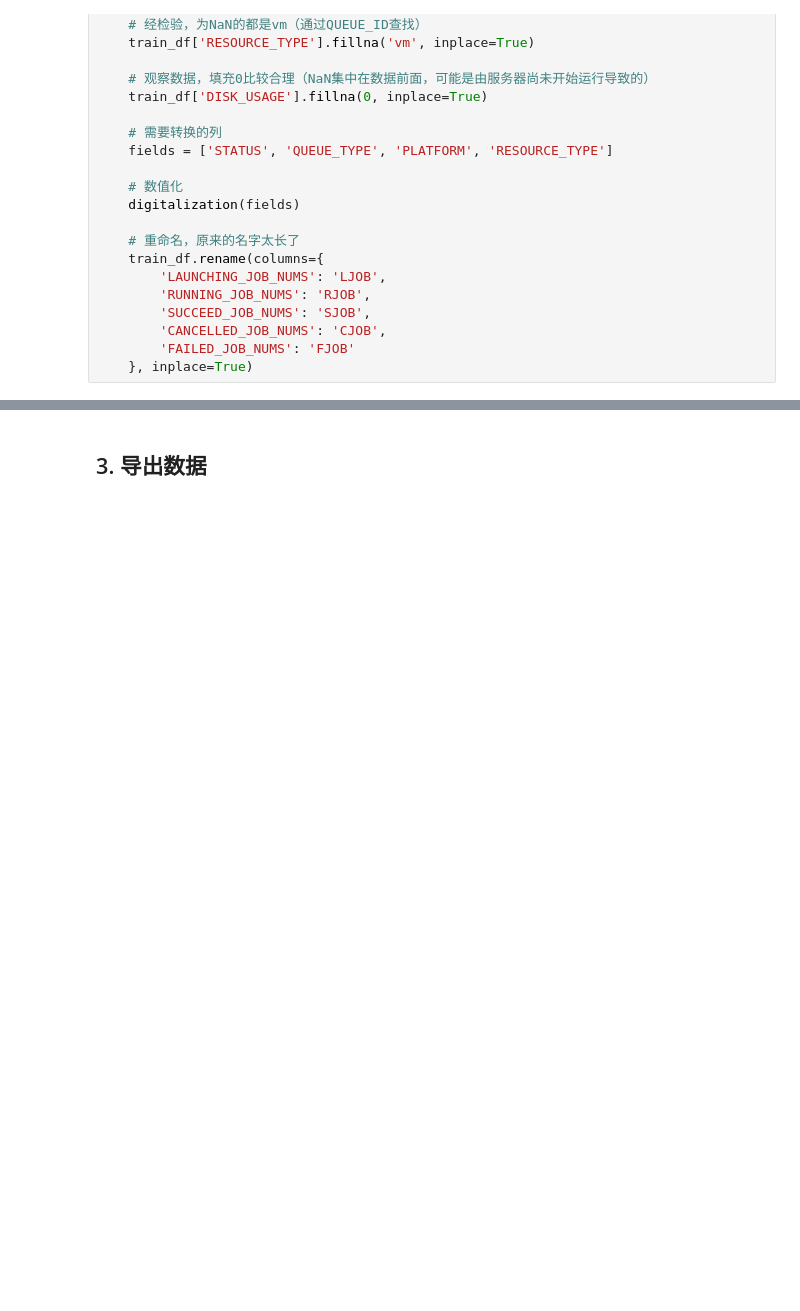
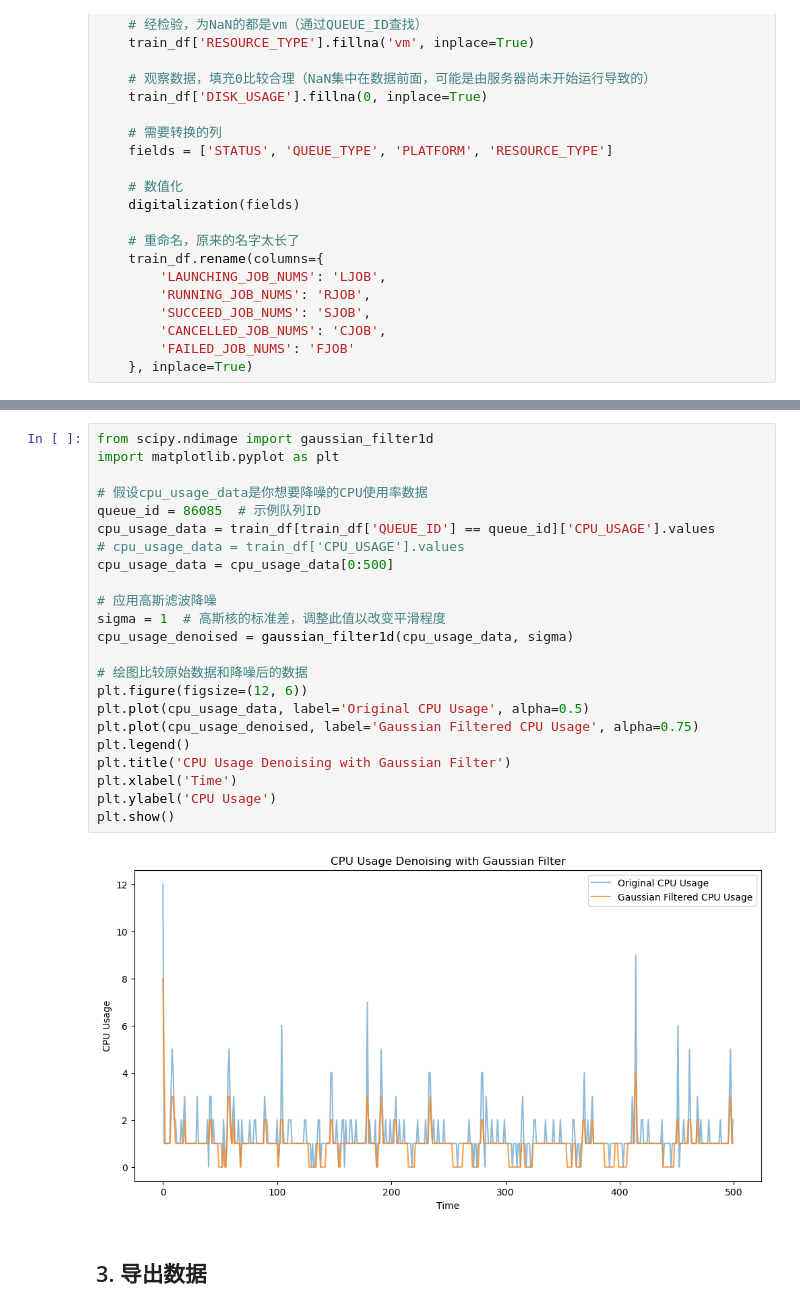
Before and after one commit to conghuhu/container_ts_prediction, a Jupyter notebook: data_preprocess.ipynb, the cells around one changed output, grey strips where cells are left out. Drawn from its saved outputs; the diff is of its cells as text; blank space fills up the shorter version.

```diff
--- a/data_preprocess.ipynb
+++ b/data_preprocess.ipynb
@@ -151,3 +198,28 @@ plt.show()
+# %%
+from scipy.ndimage import gaussian_filter1d
+import matplotlib.pyplot as plt
+
+# 假设cpu_usage_data是你想要降噪的CPU使用率数据
+queue_id = 86085  # 示例队列ID
+cpu_usage_data = train_df[train_df['QUEUE_ID'] == queue_id]['CPU_USAGE'].values
+# cpu_usage_data = train_df['CPU_USAGE'].values
+cpu_usage_data = cpu_usage_data[0:500]
+
+# 应用高斯滤波降噪
+sigma = 1  # 高斯核的标准差，调整此值以改变平滑程度
+cpu_usage_denoised = gaussian_filter1d(cpu_usage_data, sigma)
+
+# 绘图比较原始数据和降噪后的数据
+plt.figure(figsize=(12, 6))
+plt.plot(cpu_usage_data, label='Original CPU Usage', alpha=0.5)
+plt.plot(cpu_usage_denoised, label='Gaussian Filtered CPU Usage', alpha=0.75)
+plt.legend()
+plt.title('CPU Usage Denoising with Gaussian Filter')
+plt.xlabel('Time')
+plt.ylabel('CPU Usage')
+plt.show()
+# %% [output]
+[figure, added]
 # %% [markdown]
 ## 3. 导出数据
 # %%
```
Also changed, not shown: parts of 6 cells of this notebook, 12 other files.
